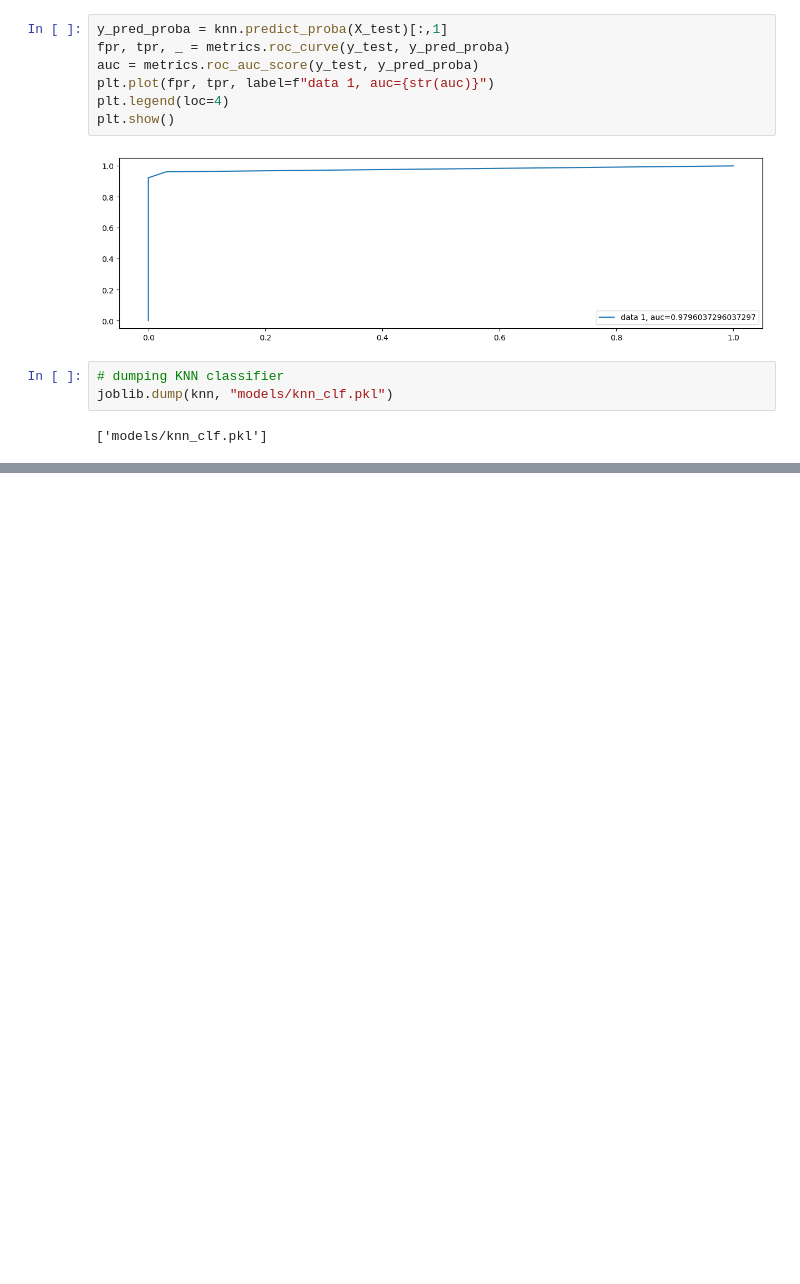
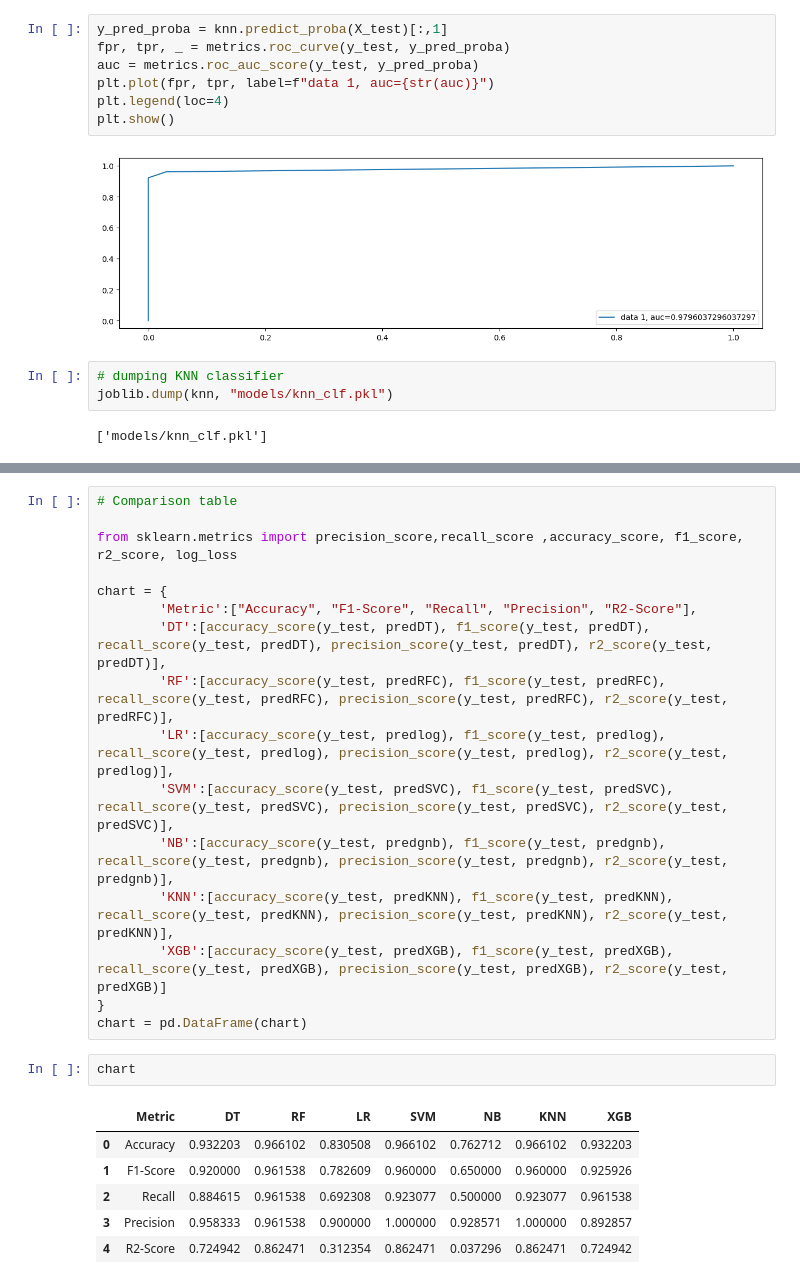
Before and after one commit to NavdeepTU/Machine-Learning, a Jupyter notebook: projects/03. parkinson_disease_prediction/model_training.ipynb, the cells around one changed output, grey strips where cells are left out. Drawn from its saved outputs; the diff is of its cells as text; blank space fills up the shorter version.

```diff
--- a/projects/03. parkinson_disease_prediction/model_training.ipynb
+++ b/projects/03. parkinson_disease_prediction/model_training.ipynb
@@ -616,0 +698,25 @@ joblib.dump(knn, "models/knn_clf.pkl")
+# %%
+# Comparison table
+
+from sklearn.metrics import precision_score,recall_score ,accuracy_score, f1_score, r2_score, log_loss
+
+chart = {
+        'Metric':["Accuracy", "F1-Score", "Recall", "Precision", "R2-Score"],
+        'DT':[accuracy_score(y_test, predDT), f1_score(y_test, predDT), recall_score(y_test, predDT), precision_score(y_test, predDT), r2_score(y_test, predDT)],
+        'RF':[accuracy_score(y_test, predRFC), f1_score(y_test, predRFC), recall_score(y_test, predRFC), precision_score(y_test, predRFC), r2_score(y_test, predRFC)],
+        'LR':[accuracy_score(y_test, predlog), f1_score(y_test, predlog), recall_score(y_test, predlog), precision_score(y_test, predlog), r2_score(y_test, predlog)],
+        'SVM':[accuracy_score(y_test, predSVC), f1_score(y_test, predSVC), recall_score(y_test, predSVC), precision_score(y_test, predSVC), r2_score(y_test, predSVC)],
+        'NB':[accuracy_score(y_test, predgnb), f1_score(y_test, predgnb), recall_score(y_test, predgnb), precision_score(y_test, predgnb), r2_score(y_test, predgnb)],
+        'KNN':[accuracy_score(y_test, predKNN), f1_score(y_test, predKNN), recall_score(y_test, predKNN), precision_score(y_test, predKNN), r2_score(y_test, predKNN)],
+        'XGB':[accuracy_score(y_test, predXGB), f1_score(y_test, predXGB), recall_score(y_test, predXGB), precision_score(y_test, predXGB), r2_score(y_test, predXGB)]
+}
+chart = pd.DataFrame(chart)
+# %%
+chart
+# %% [output]
+|  | Metric | DT | RF | LR | SVM | NB | KNN | XGB |
+| 0 | Accuracy | 0.932203 | 0.966102 | 0.830508 | 0.966102 | 0.762712 | 0.966102 | 0.932203 |
+| 1 | F1-Score | 0.920000 | 0.961538 | 0.782609 | 0.960000 | 0.650000 | 0.960000 | 0.925926 |
+| 2 | Recall | 0.884615 | 0.961538 | 0.692308 | 0.923077 | 0.500000 | 0.923077 | 0.961538 |
+| 3 | Precision | 0.958333 | 0.961538 | 0.900000 | 1.000000 | 0.928571 | 1.000000 | 0.892857 |
+| 4 | R2-Score | 0.724942 | 0.862471 | 0.312354 | 0.862471 | 0.037296 | 0.862471 | 0.724942 |
```
Also changed, not shown: parts of 11 cells of this notebook.
